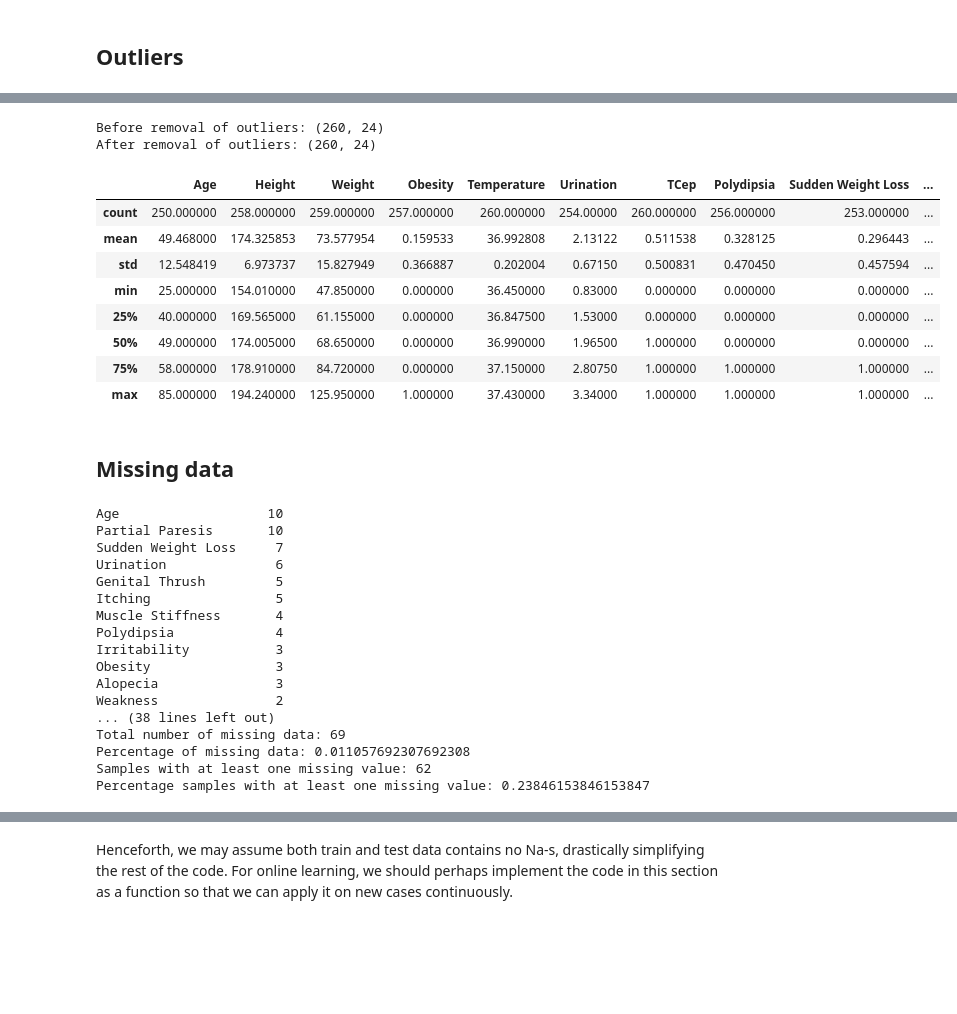
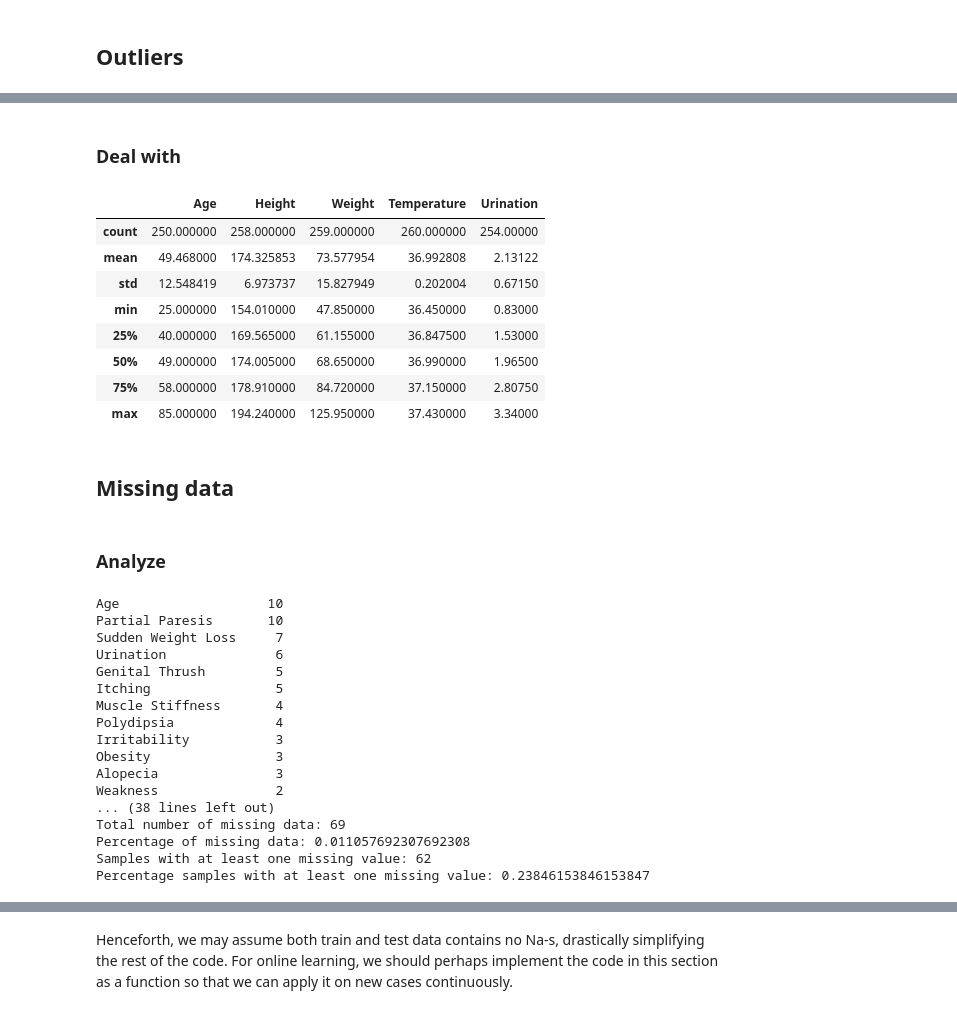
Before and after one commit to Even-tr/IN-STK5000-9000-Project-1, a Jupyter notebook: NotebookV2.ipynb, the cells around one changed output, grey strips where cells are left out. Drawn from its saved outputs; the diff is of its cells as text; code cells hidden in the pictures; blank space fills up the shorter version.

```diff
--- a/NotebookV2.ipynb
+++ b/NotebookV2.ipynb
@@ -144,26 +236,25 @@ Z-score: -23.81426515759138 126.18728103060725
+# %% [markdown]
+### Deal with
 # %%
-
-print("Before removal of outliers:", train.shape)
 train = handle_outliers(train)
 test = handle_outliers(test)
-print("After removal of outliers:", train.shape)
 
 # How does it look now? All min max values sensible ...
-train.describe()
+train[num_features].describe()
 # %% [output]
-Before removal of outliers: (260, 24)
-After removal of outliers: (260, 24)
-|  | Age | Height | Weight | Obesity | Temperature | Urination | TCep | Polydipsia | Sudden Weight Loss | ... |
-| count | 250.000000 | 258.000000 | 259.000000 | 257.000000 | 260.000000 | 254.00000 | 260.000000 | 256.000000 | 253.000000 | ... |
-| mean | 49.468000 | 174.325853 | 73.577954 | 0.159533 | 36.992808 | 2.13122 | 0.511538 | 0.328125 | 0.296443 | ... |
-| std | 12.548419 | 6.973737 | 15.827949 | 0.366887 | 0.202004 | 0.67150 | 0.500831 | 0.470450 | 0.457594 | ... |
-| min | 25.000000 | 154.010000 | 47.850000 | 0.000000 | 36.450000 | 0.83000 | 0.000000 | 0.000000 | 0.000000 | ... |
-| 25% | 40.000000 | 169.565000 | 61.155000 | 0.000000 | 36.847500 | 1.53000 | 0.000000 | 0.000000 | 0.000000 | ... |
-| 50% | 49.000000 | 174.005000 | 68.650000 | 0.000000 | 36.990000 | 1.96500 | 1.000000 | 0.000000 | 0.000000 | ... |
-| 75% | 58.000000 | 178.910000 | 84.720000 | 0.000000 | 37.150000 | 2.80750 | 1.000000 | 1.000000 | 1.000000 | ... |
-| max | 85.000000 | 194.240000 | 125.950000 | 1.000000 | 37.430000 | 3.34000 | 1.000000 | 1.000000 | 1.000000 | ... |
+|  | Age | Height | Weight | Temperature | Urination |
+| count | 250.000000 | 258.000000 | 259.000000 | 260.000000 | 254.00000 |
+| mean | 49.468000 | 174.325853 | 73.577954 | 36.992808 | 2.13122 |
+| std | 12.548419 | 6.973737 | 15.827949 | 0.202004 | 0.67150 |
+| min | 25.000000 | 154.010000 | 47.850000 | 36.450000 | 0.83000 |
+| 25% | 40.000000 | 169.565000 | 61.155000 | 36.847500 | 1.53000 |
+| 50% | 49.000000 | 174.005000 | 68.650000 | 36.990000 | 1.96500 |
+| 75% | 58.000000 | 178.910000 | 84.720000 | 37.150000 | 2.80750 |
+| max | 85.000000 | 194.240000 | 125.950000 | 37.430000 | 3.34000 |
 # %% [markdown]
 ## Missing data
+# %% [markdown]
+### Analyze
 # %%
 def check_missing_data(df):
   print(df.isna().sum().sort_values(ascending=False))
@@ -172,26 +263,26 @@ def check_missing_data(df):
   print("Percentage of missing data:", df.isna().mean().mean())
   print("Samples with at least one missing value:", len(df[df.isnull().any(axis=1)]))
   print("Percentage samples with at least one missing value:", len(df[df.isnull().any(axis=1)])/len(df))
-
-check_missing_data(train)
-# %% [output]
-Age                   10
-Partial Paresis       10
-Sudden Weight Loss     7
-Urination              6
-Genital Thrush         5
-Itching                5
-Muscle Stiffness       4
-Polydipsia             4
-Irritability           3
-Obesity                3
-Alopecia               3
-Weakness               2
-... (38 lines left out)
-Total number of missing data: 69
-Percentage of missing data: 0.011057692307692308
-Samples with at least one missing value: 62
-Percentage samples with at least one missing value: 0.23846153846153847
+# %%
+check_missing_data(train)
+# %% [output]
+Age                   10
+Partial Paresis       10
+Sudden Weight Loss     7
+Urination              6
+Genital Thrush         5
+Itching                5
+Muscle Stiffness       4
+Polydipsia             4
+Irritability           3
+Obesity                3
+Alopecia               3
+Weakness               2
+... (38 lines left out)
+Total number of missing data: 69
+Percentage of missing data: 0.011057692307692308
+Samples with at least one missing value: 62
+Percentage samples with at least one missing value: 0.23846153846153847
 # %%
 # missing more than 2
 for i in train[train.isna().sum(axis=1) > 2].index:
```
Also changed, not shown: parts of 57 cells of this notebook.
